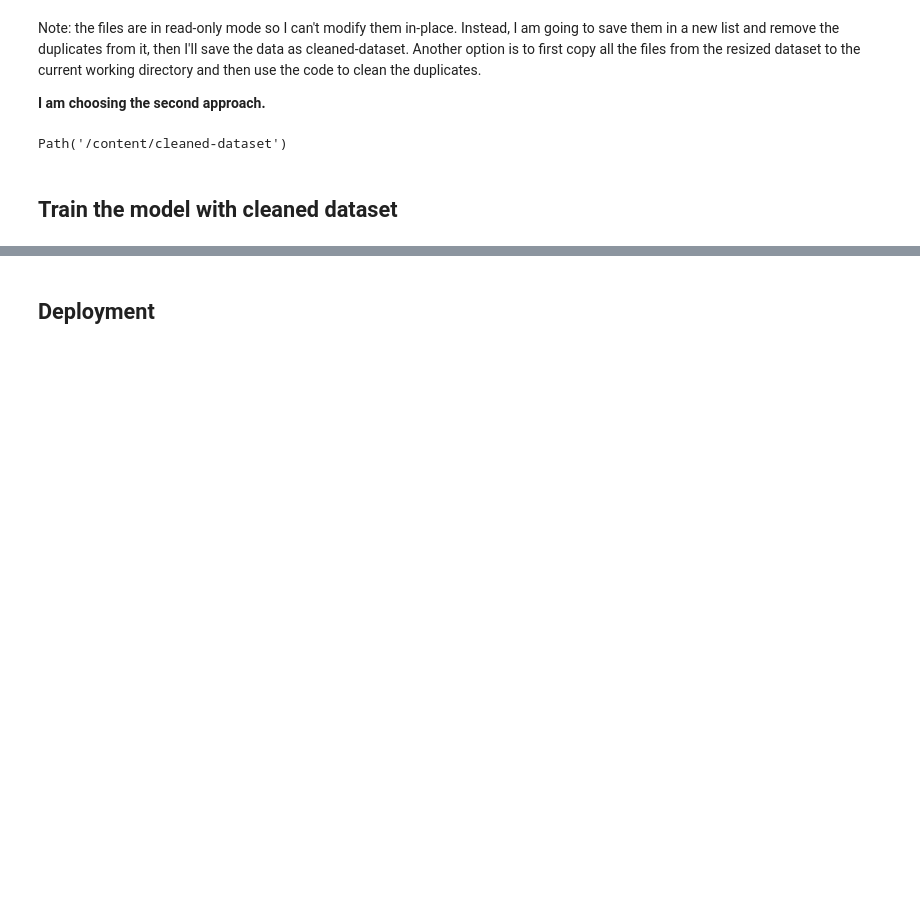
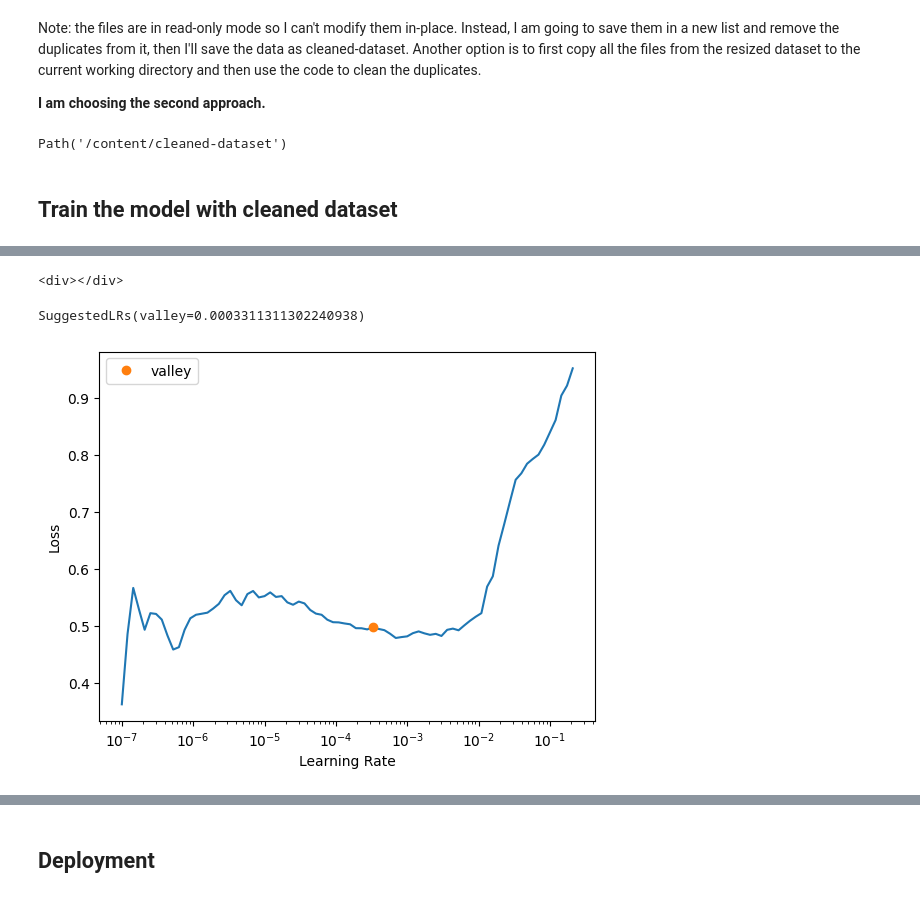
Before and after one commit to aviram421/mri-tumor-classification, a Jupyter notebook: tumor-classification-model.ipynb, the cells around one changed output, grey strips where cells are left out. Cells and saved outputs as stored; diff of their text form; code cells hidden in the pictures; blank space fills up the shorter version.

```diff
--- a/tumor-classification-model.ipynb
+++ b/tumor-classification-model.ipynb
@@ -267,0 +291,7 @@ interp.plot_confusion_matrix()
+# %%
+learn_lr.unfreeze()
+learn_lr.lr_find()
+# %% [output]
+<div></div>
+SuggestedLRs(valley=0.0003311311302240938)
+[figure, added]
```
Also changed, not shown: parts of 25 cells of this notebook.
